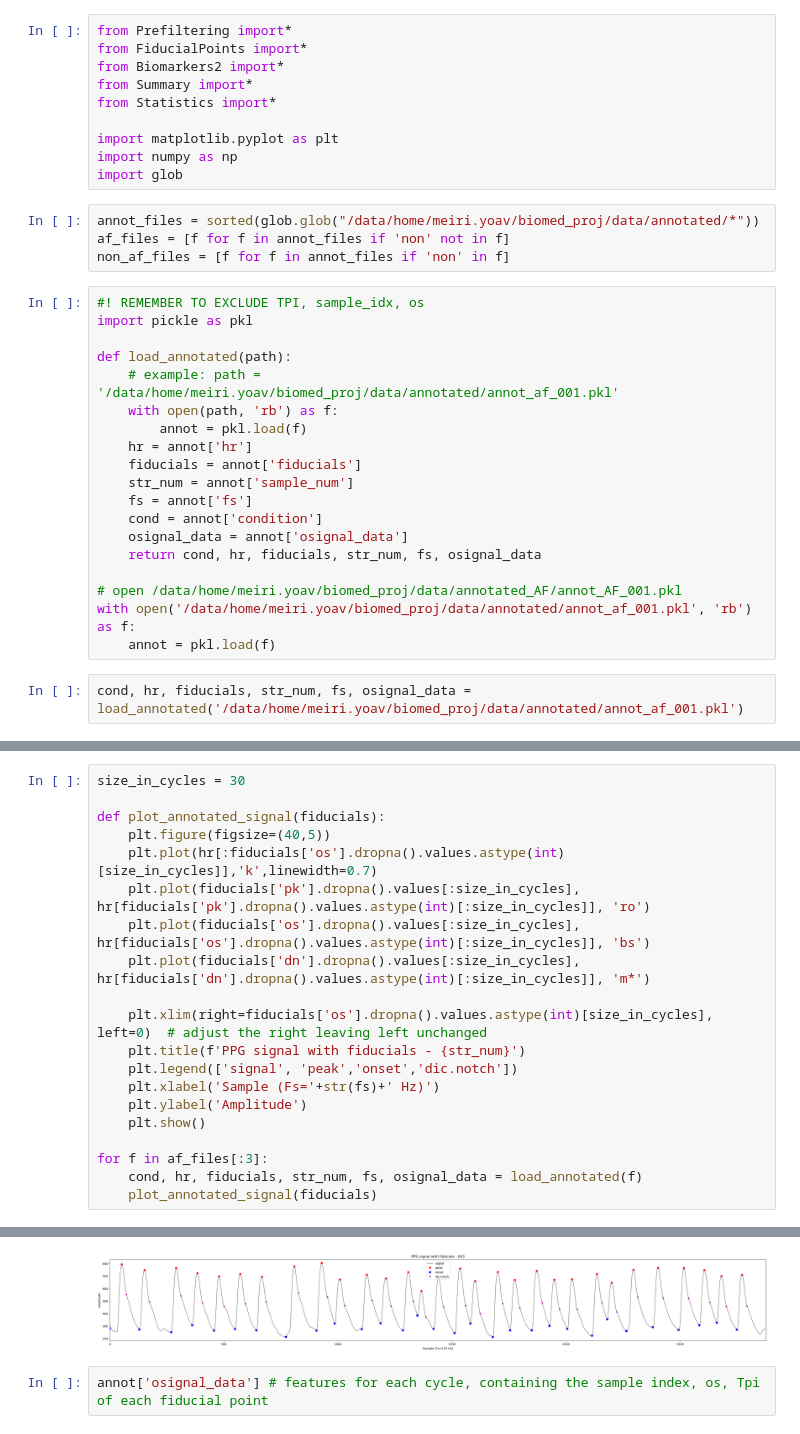
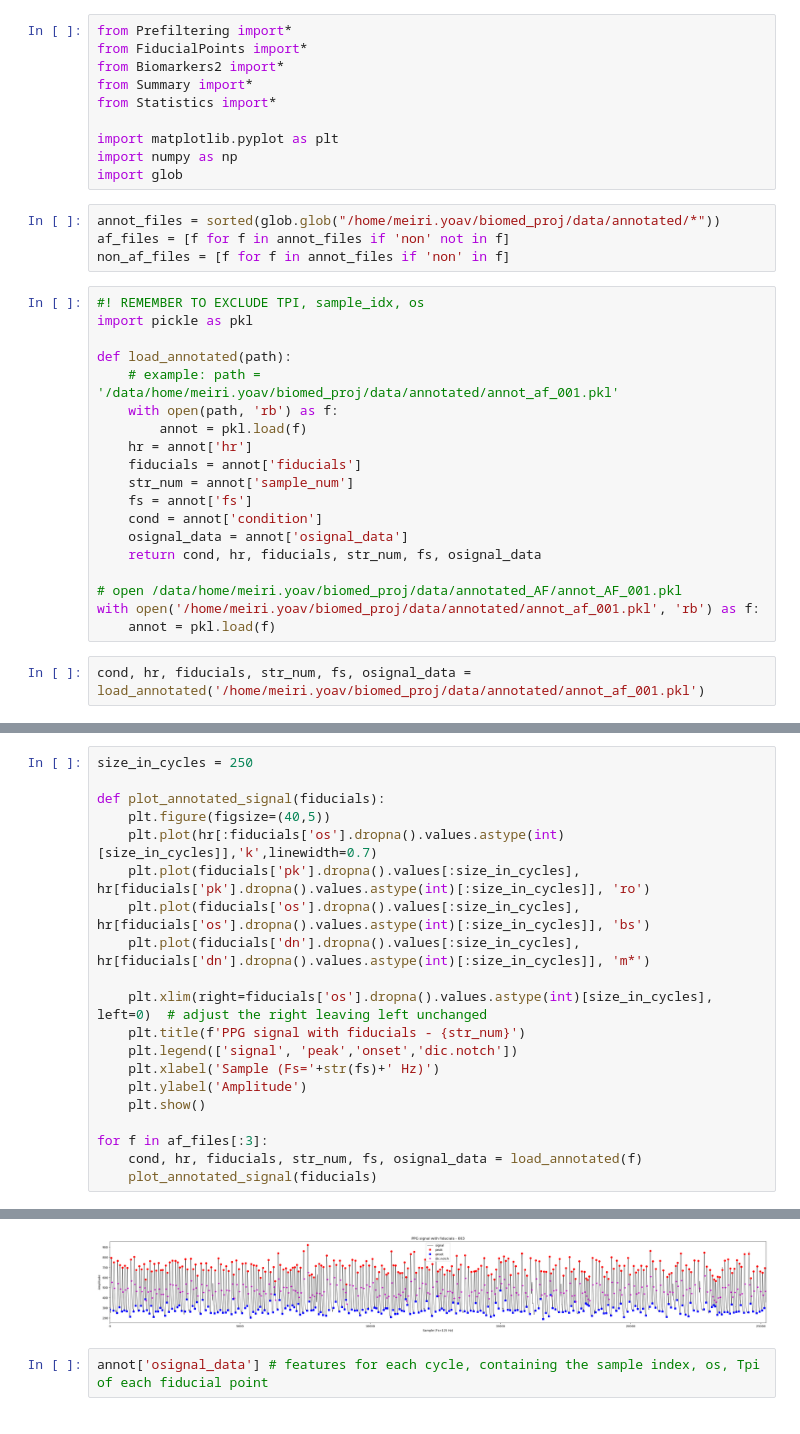
Before and after one commit to YoavMeiri/Atrial-Fibrillation-Detection-From-PPG, a Jupyter notebook: pyppg_eda.ipynb, the cells around one changed output, grey strips where cells are left out. Drawn from its saved outputs; the diff is of its cells as text.

```diff
--- a/pyppg_eda.ipynb
+++ b/pyppg_eda.ipynb
@@ -12,7 +12,7 @@ import matplotlib.pyplot as plt
 import numpy as np
 import glob
 # %%
-annot_files = sorted(glob.glob("/data/home/meiri.yoav/biomed_proj/data/annotated/*"))
+annot_files = sorted(glob.glob("/home/meiri.yoav/biomed_proj/data/annotated/*"))
 af_files = [f for f in annot_files if 'non' not in f]
 non_af_files = [f for f in annot_files if 'non' in f]
 # %%
@@ -32,10 +32,10 @@ def load_annotated(path):
     return cond, hr, fiducials, str_num, fs, osignal_data
 
 # open /data/home/meiri.yoav/biomed_proj/data/annotated_AF/annot_AF_001.pkl
-with open('/data/home/meiri.yoav/biomed_proj/data/annotated/annot_af_001.pkl', 'rb') as f:
+with open('/home/meiri.yoav/biomed_proj/data/annotated/annot_af_001.pkl', 'rb') as f:
     annot = pkl.load(f)
 # %%
-cond, hr, fiducials, str_num, fs, osignal_data = load_annotated('/data/home/meiri.yoav/biomed_proj/data/annotated/annot_af_001.pkl')
+cond, hr, fiducials, str_num, fs, osignal_data = load_annotated('/home/meiri.yoav/biomed_proj/data/annotated/annot_af_001.pkl')
 # %%
 fiducials['pk'].dropna().values[:30]
 # %% [output]
@@ -45,5 +47,5 @@ Length: 10, dtype: Int64
 # %%
-size_in_cycles = 30
+size_in_cycles = 250
 
 def plot_annotated_signal(fiducials):
     plt.figure(figsize=(40,5))
@@ -68,4 +70,4 @@ for f in af_files[:3]:
-[figure, old version]
+[figure, new version]
 # %%
 annot['osignal_data'] # features for each cycle, containing the sample index, os, Tpi of each fiducial point
 # %% [output]
```
Also changed, not shown: parts of 3 cells of this notebook, 7 other files.
